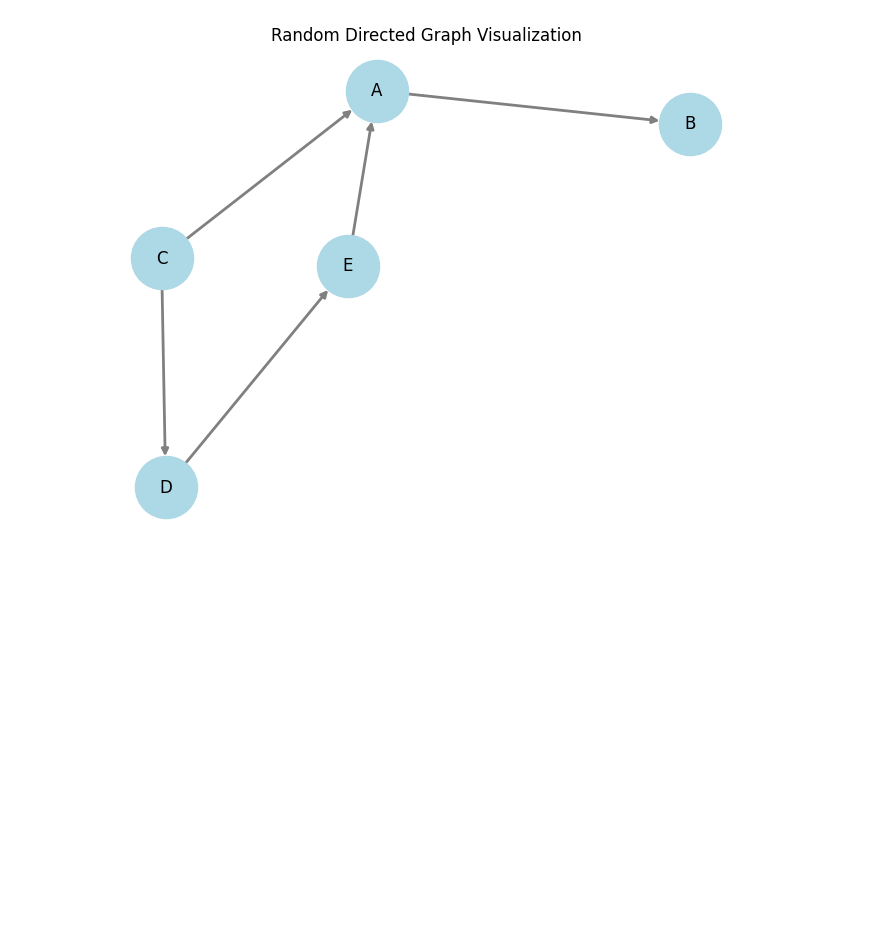
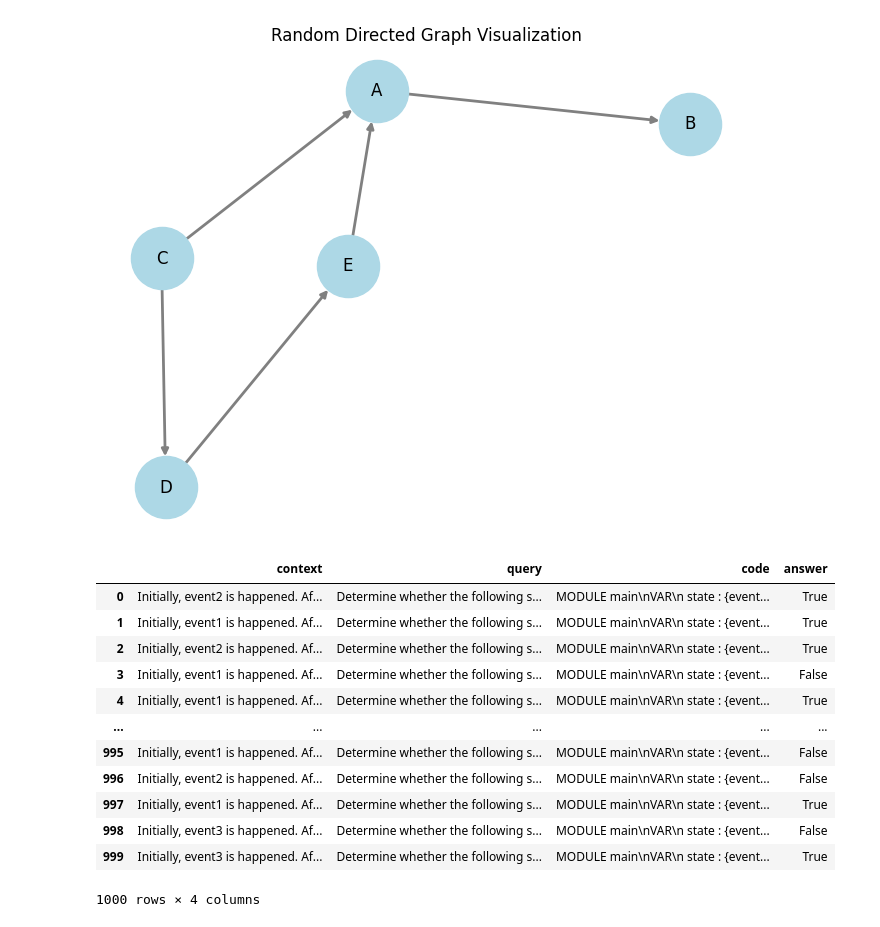
Before and after one commit to RutaTang/LTLBench, a Jupyter notebook: analysis.ipynb, the cells around one changed output. Cells and saved outputs as stored; diff of their text form; code cells hidden in the pictures; blank space fills up the shorter version.

Commit message:
Finish Data Generation CLI

```diff
--- a/analysis.ipynb
+++ b/analysis.ipynb
@@ -52,3 +53,22 @@ random_directed_graph = generate_random_directed_graph(nodes, possible_edges, ed
 visualize_directed_graph(random_directed_graph)
 # %% [output]
 [figure]
+# %%
+from src.utils.file import LTL_DATA_PATH
+import pandas as pd
+
+pd.read_csv(LTL_DATA_PATH)
+# %% [output]
+|  | context | query | code | answer |
+| 0 | Initially, event2 is happened. Af... | Determine whether the following s... | MODULE main\nVAR\n state : {event... | True |
+| 1 | Initially, event1 is happened. Af... | Determine whether the following s... | MODULE main\nVAR\n state : {event... | True |
+| 2 | Initially, event2 is happened. Af... | Determine whether the following s... | MODULE main\nVAR\n state : {event... | True |
+| 3 | Initially, event1 is happened. Af... | Determine whether the following s... | MODULE main\nVAR\n state : {event... | False |
+| 4 | Initially, event1 is happened. Af... | Determine whether the following s... | MODULE main\nVAR\n state : {event... | True |
+| ... | ... | ... | ... | ... |
+| 995 | Initially, event1 is happened. Af... | Determine whether the following s... | MODULE main\nVAR\n state : {event... | False |
+| 996 | Initially, event2 is happened. Af... | Determine whether the following s... | MODULE main\nVAR\n state : {event... | False |
+| 997 | Initially, event1 is happened. Af... | Determine whether the following s... | MODULE main\nVAR\n state : {event... | True |
+| 998 | Initially, event3 is happened. Af... | Determine whether the following s... | MODULE main\nVAR\n state : {event... | False |
+| 999 | Initially, event3 is happened. Af... | Determine whether the following s... | MODULE main\nVAR\n state : {event... | True |
+1000 rows × 4 columns
```
Also changed, not shown: parts of 1 cell of this notebook, 11 other files.
